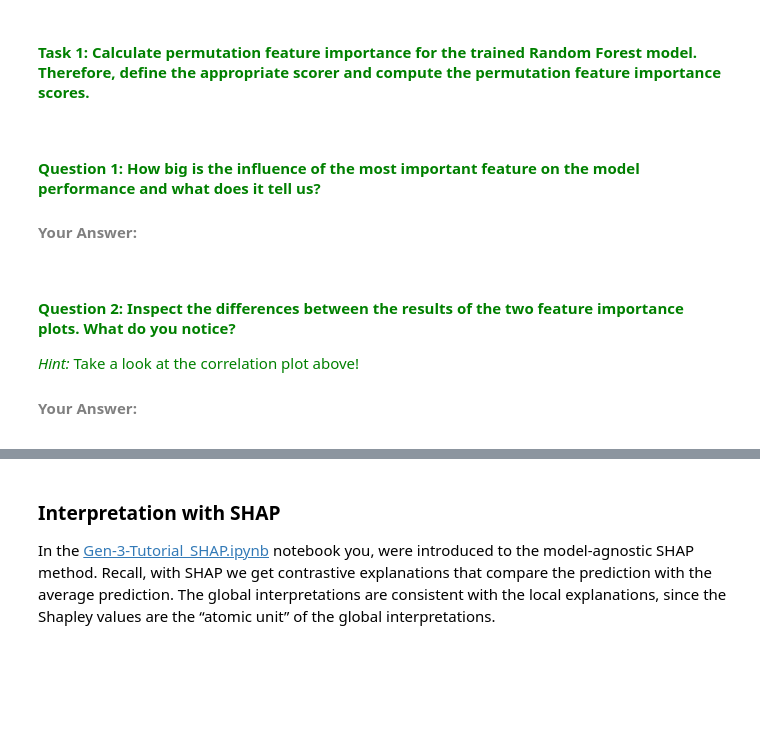
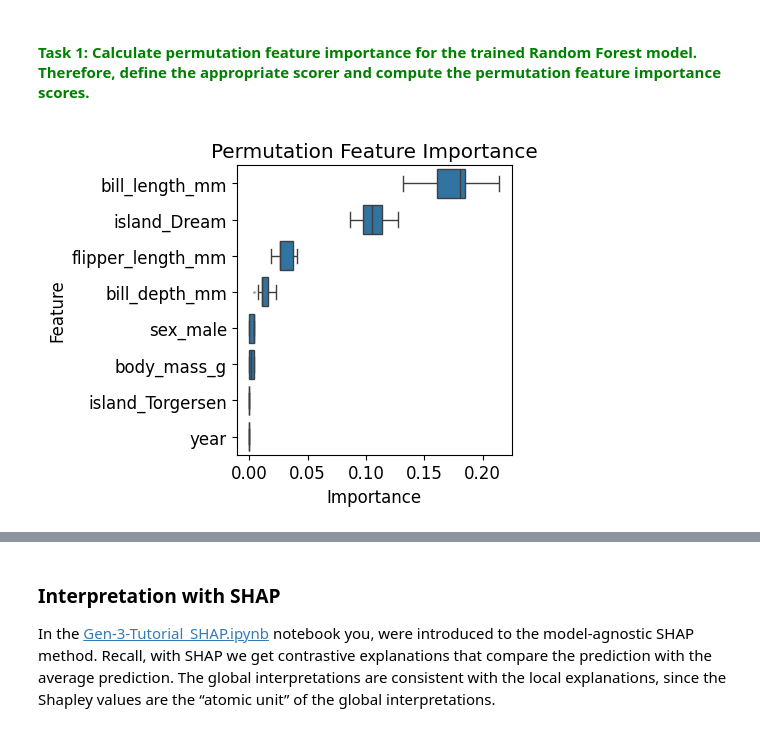
Before and after one commit to aseuteurideu/xai-tutorials, a Jupyter notebook: xai-for-random-forest/Gen-5-Tutorial_XAI_for_RandomForests.ipynb, the cells around one changed output, grey strips where cells are left out. Cells and saved outputs as stored; diff of their text form; code cells hidden in the pictures; blank space fills up the shorter version.

```diff
--- a/xai-for-random-forest/Gen-5-Tutorial_XAI_for_RandomForests.ipynb
+++ b/xai-for-random-forest/Gen-5-Tutorial_XAI_for_RandomForests.ipynb
@@ -145,17 +143,6 @@ In the [Gen-1-Tutorial_PermutationFeatureImportance.ipynb](./Gen-1-Tutorial_Perm
-# %% [markdown]
-<font color='green'>
-
-#### Question 1: How big is the influence of the most important feature on the model performance and what does it tell us?
-
-<font color='grey'>
-
-#### Your Answer:
-# %% [markdown]
-<font color='green'>
-
-#### Question 2: Inspect the differences between the results of the two feature importance plots. What do you notice?
-_Hint:_ Take a look at the correlation plot above!
-
-<font color='grey'>
-
-#### Your Answer:
+# %%
+scorer = get_scorer("accuracy")
+result = permutation_importance(model_penguins, X_train, y_train, n_repeats=20, random_state=seed)
+utils.plot_permutation_feature_importance(result=result, data=X_train, title="Permutation Feature Importance", figsize=(5,4))
+# %% [output]
+[figure, added]
```
Also changed, not shown: parts of 22 cells of this notebook, 4 other files.
